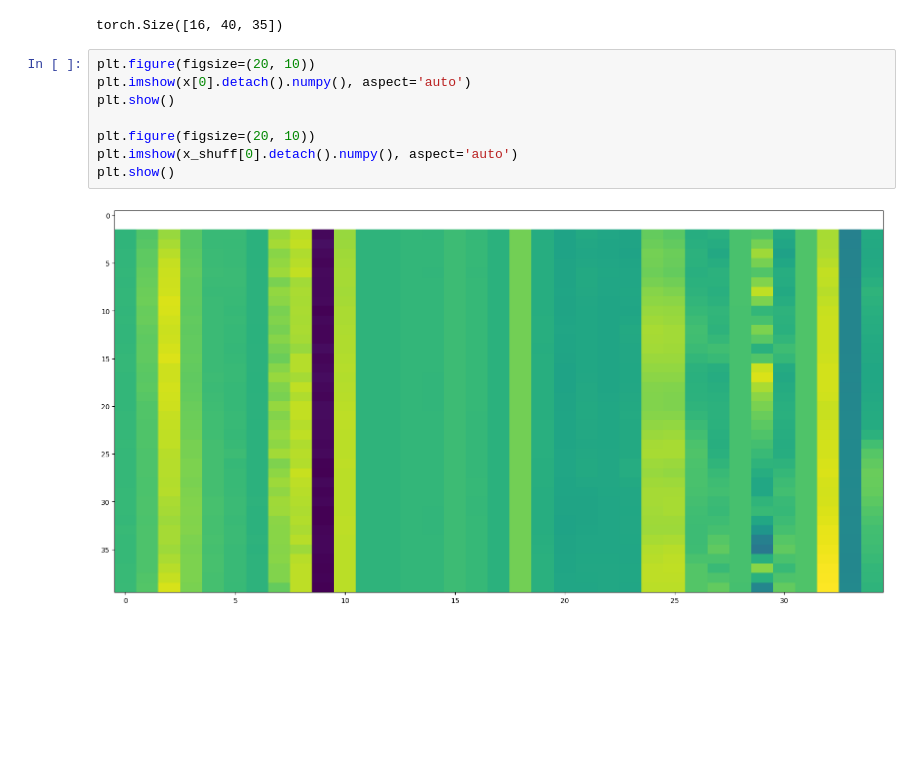
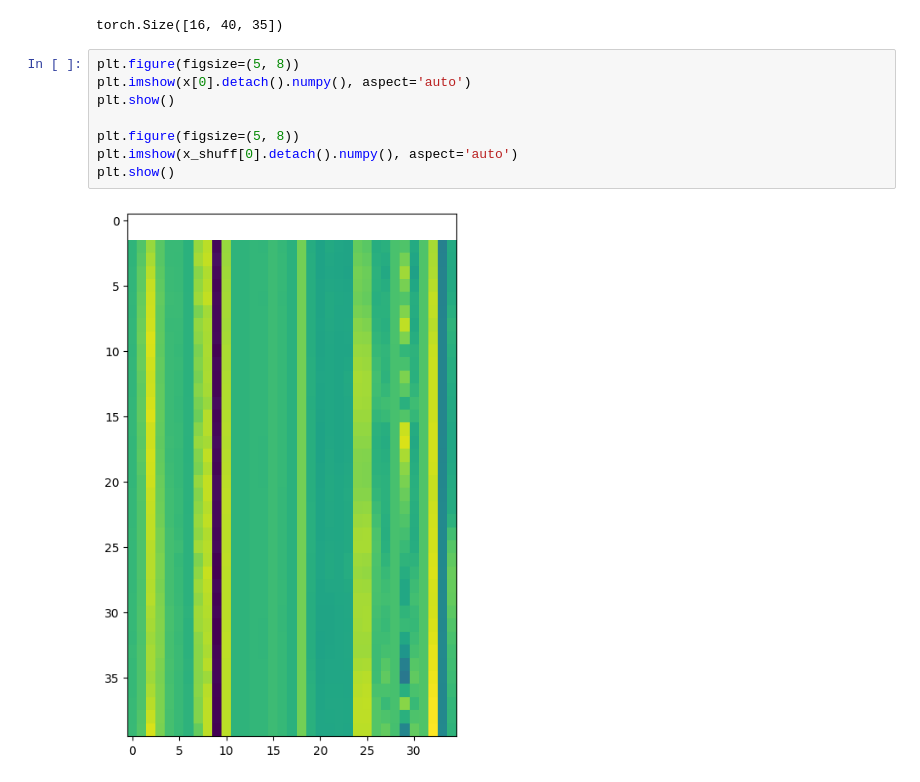
Before and after one commit to brandonlpanos/mvts, a Jupyter notebook: src/scratch.ipynb, the cells around one changed output. Saved outputs shown, nothing was run; the diff lists cells and outputs as text; blank space fills up the shorter version.

```diff
--- a/src/scratch.ipynb
+++ b/src/scratch.ipynb
@@ -1871,12 +1871,12 @@ print(x_shuff.shape)
 # %% [output]
 torch.Size([16, 40, 35])
 # %%
-plt.figure(figsize=(20, 10))
+plt.figure(figsize=(5, 8))
 plt.imshow(x[0].detach().numpy(), aspect='auto')
 plt.show()
 
-plt.figure(figsize=(20, 10))
+plt.figure(figsize=(5, 8))
 plt.imshow(x_shuff[0].detach().numpy(), aspect='auto')
 plt.show()
 # %% [output]
-[figure, old version]
+[figure, new version]
```
Also changed, not shown: parts of 2 cells of this notebook, 4 other files.
